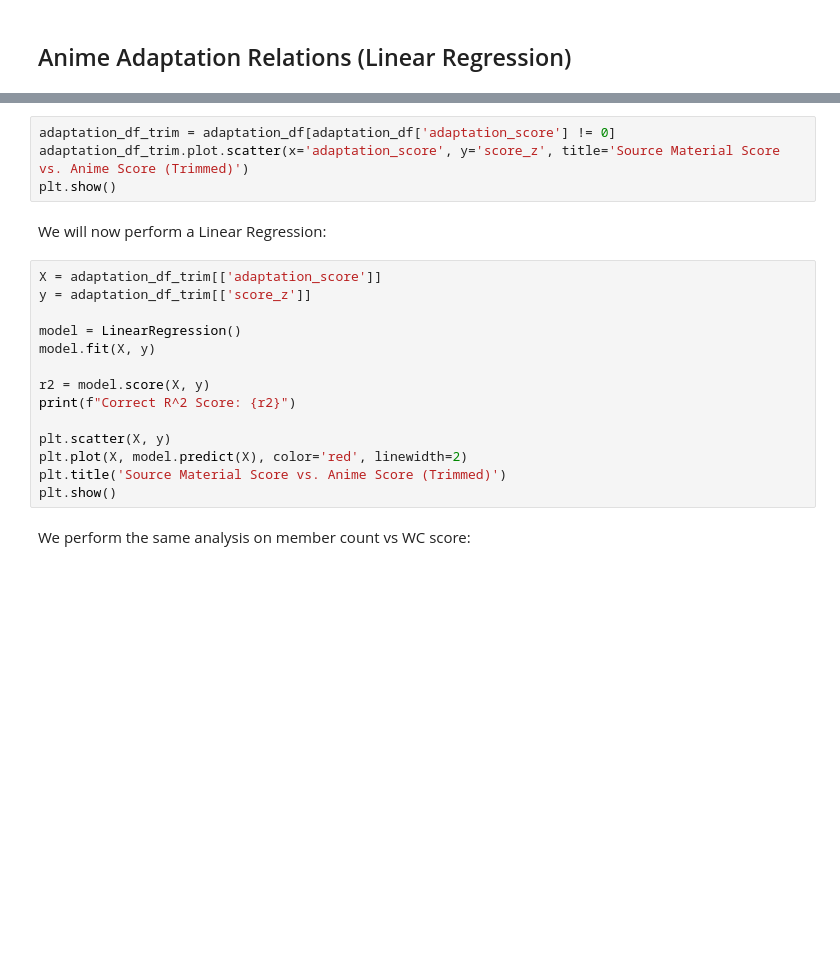
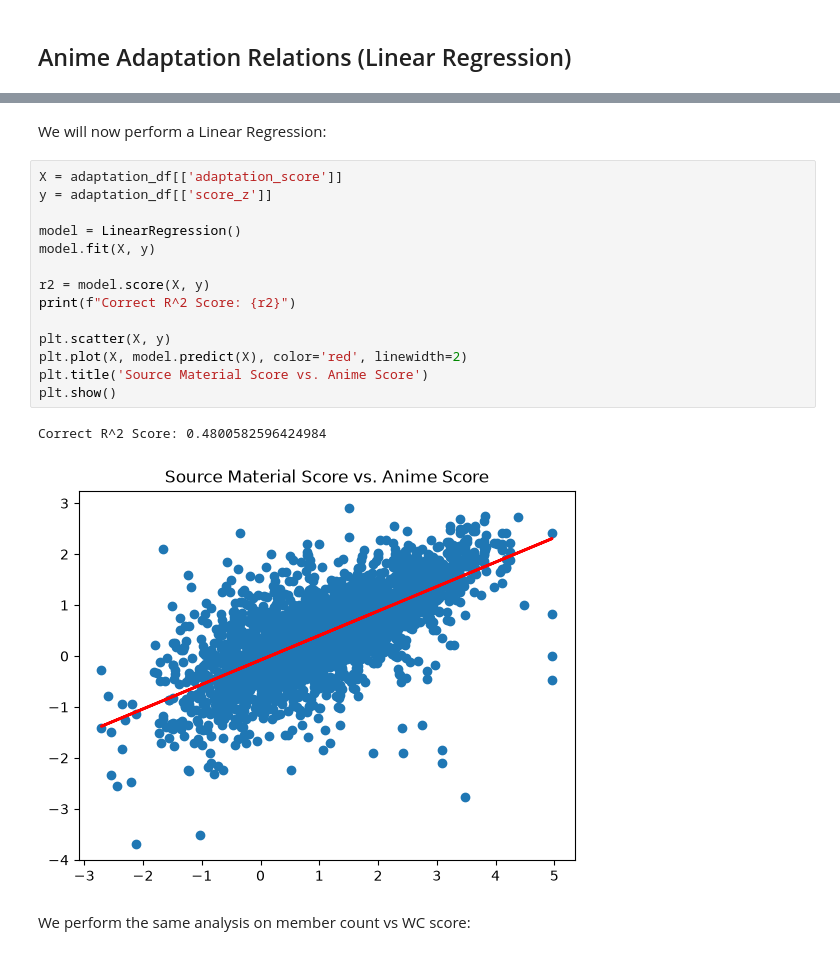
Before and after one commit to esan0983/FAL-Destroyer-3000, a Jupyter notebook: notebooks/04_statistics.ipynb, the cells around one changed output, grey strips where cells are left out. Saved outputs shown, nothing was run; the diff lists cells and outputs as text; blank space fills up the shorter version.

```diff
--- a/notebooks/04_statistics.ipynb
+++ b/notebooks/04_statistics.ipynb
@@ -28,23 +46,22 @@ As mentioned, the zero line is due to source materials not having a score. We ca
-# %%
-adaptation_df_trim = adaptation_df[adaptation_df['adaptation_score'] != 0]
-adaptation_df_trim.plot.scatter(x='adaptation_score', y='score_z', title='Source Material Score vs. Anime Score (Trimmed)')
-plt.show()
 # %% [markdown]
 We will now perform a Linear Regression:
 # %%
-X = adaptation_df_trim[['adaptation_score']]
-y = adaptation_df_trim[['score_z']]
+X = adaptation_df[['adaptation_score']]
+y = adaptation_df[['score_z']]
 
 model = LinearRegression()
 model.fit(X, y)
 
 r2 = model.score(X, y)
 print(f"Correct R^2 Score: {r2}")
 
 plt.scatter(X, y)
 plt.plot(X, model.predict(X), color='red', linewidth=2)
-plt.title('Source Material Score vs. Anime Score (Trimmed)')
+plt.title('Source Material Score vs. Anime Score')
 plt.show()
+# %% [output]
+Correct R^2 Score: 0.4800582596424984
+[figure, added]
 # %% [markdown]
 We perform the same analysis on member count vs WC score:
 # %%
```
Also changed, not shown: parts of 25 cells of this notebook, 22 other files.
